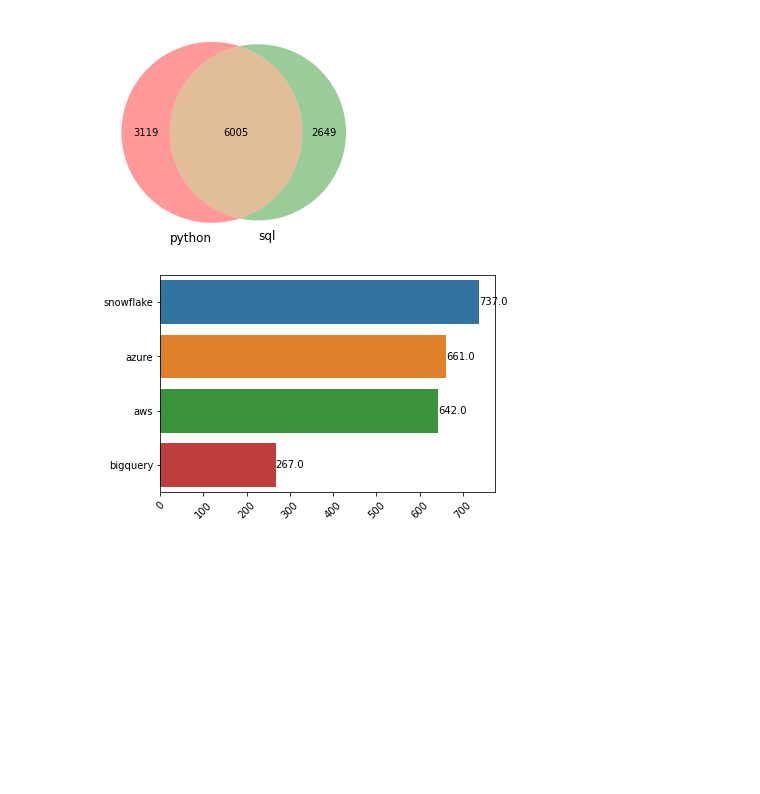
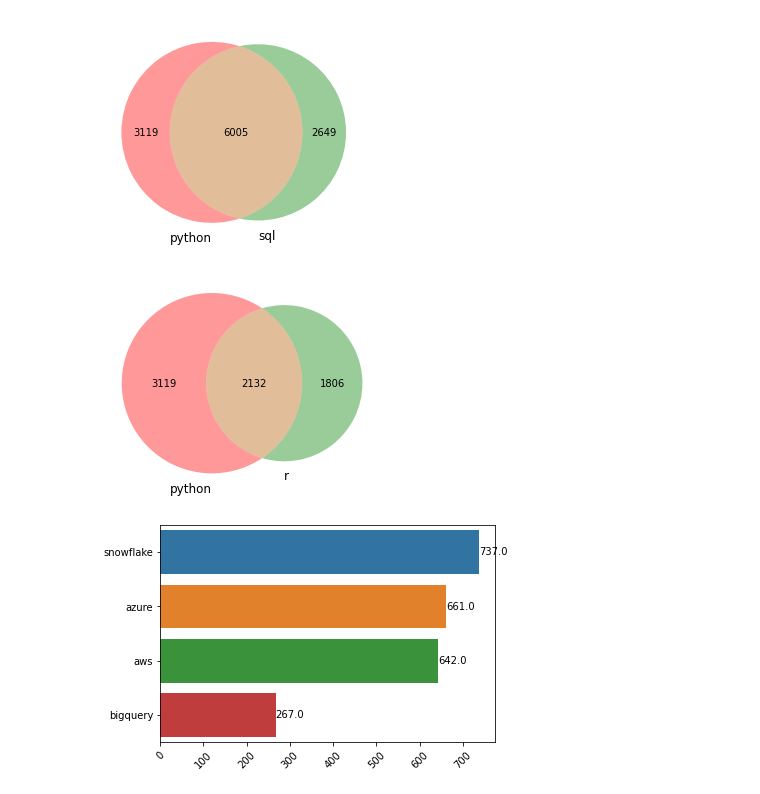
Before and after one commit to F-said/cert-quick-picks, a Jupyter notebook: mvp/eda.ipynb, the cells around one changed output. Saved outputs shown, nothing was run; the diff lists cells and outputs as text; code cells hidden in the pictures; blank space fills up the shorter version.

```diff
--- a/mvp/eda.ipynb
+++ b/mvp/eda.ipynb
@@ -218,6 +218,16 @@ venn2(subsets=counts, set_labels = ("python", "sql"))
 plt.savefig("../resources/images/vennPythonSQL.png")
 # %% [output]
 [figure]
+# %%
+pyr = len(skills[(skills["python"] == 1) & (skills["r"] == 1)])
+python = len(skills[skills["python"] == 1])
+r = len(skills[skills["r"] == 1])
+
+counts = (python, pyr, r)
+venn2(subsets=counts, set_labels = ("python", "r"))
+plt.savefig("../resources/images/vennPythonR.png")
+# %% [output]
+[figure, added]
 # %%
 # compare cloud compute
 
```
Also changed, not shown: 2 other files.
